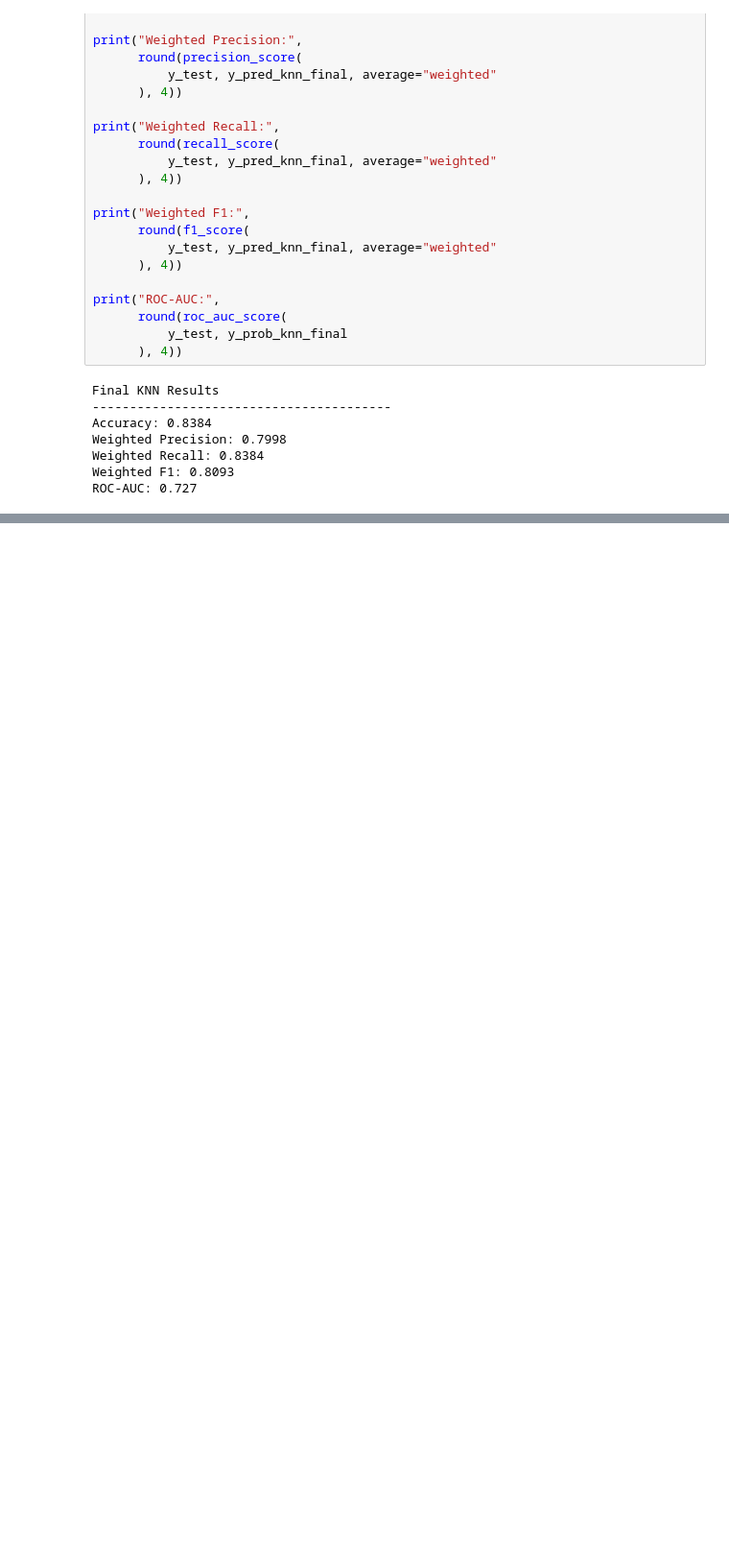
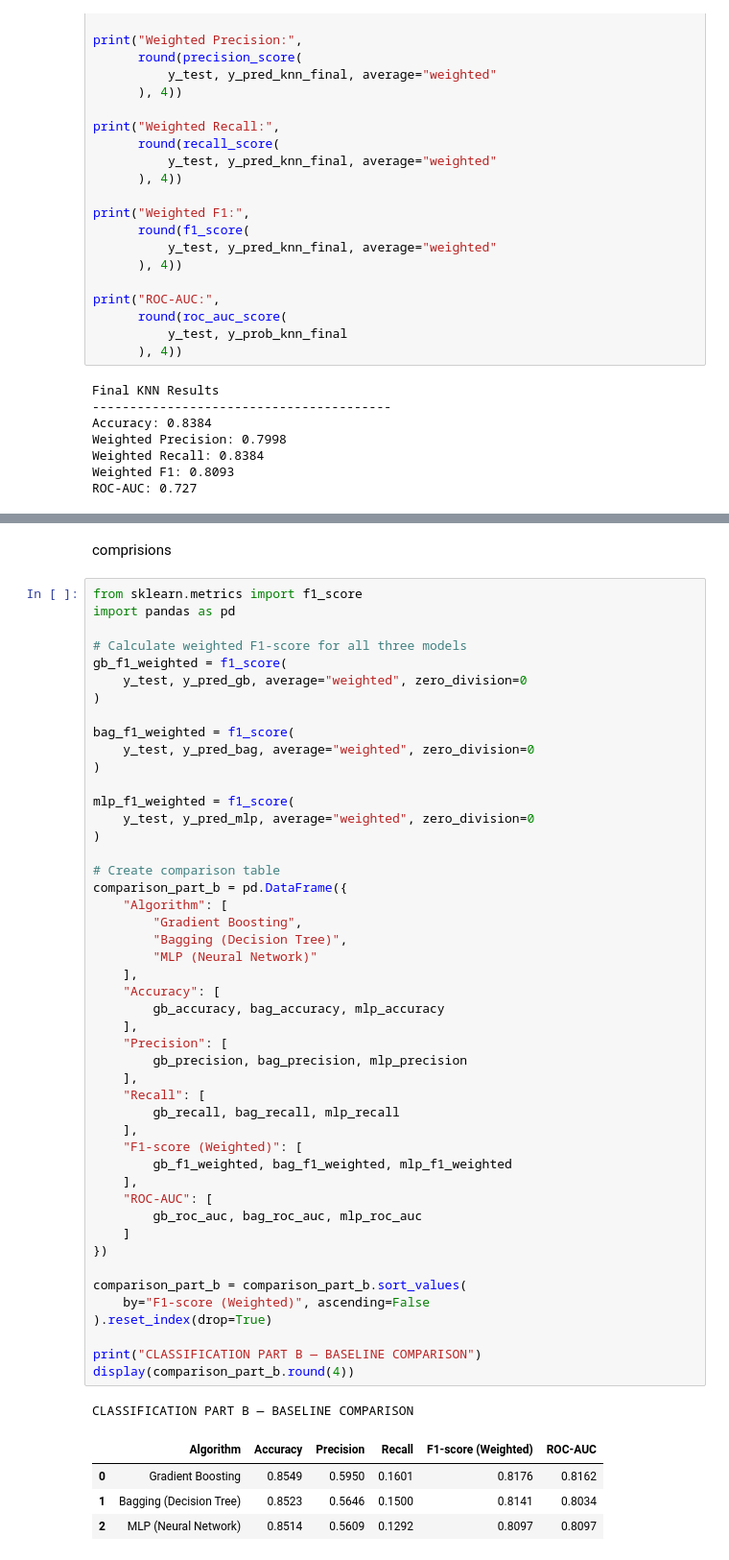
Before and after one commit to kartik815/ML-Classification-Regression-Clustering-Case-Study, a Jupyter notebook: notebooks/classification.ipynb, the cells around one changed output, grey strips where cells are left out. Shown at 96% size. Saved outputs shown, nothing was run; the diff lists cells and outputs as text; blank space fills up the shorter version.

```diff
--- a/notebooks/classification.ipynb
+++ b/notebooks/classification.ipynb
@@ -2083,0 +2579,55 @@ hi
+# %% [markdown]
+comprisions
+# %%
+from sklearn.metrics import f1_score
+import pandas as pd
+
+# Calculate weighted F1-score for all three models
+gb_f1_weighted = f1_score(
+    y_test, y_pred_gb, average="weighted", zero_division=0
+)
+
+bag_f1_weighted = f1_score(
+    y_test, y_pred_bag, average="weighted", zero_division=0
+)
+
+mlp_f1_weighted = f1_score(
+    y_test, y_pred_mlp, average="weighted", zero_division=0
+)
+
+# Create comparison table
+comparison_part_b = pd.DataFrame({
+    "Algorithm": [
+        "Gradient Boosting",
+        "Bagging (Decision Tree)",
+        "MLP (Neural Network)"
+    ],
+    "Accuracy": [
+        gb_accuracy, bag_accuracy, mlp_accuracy
+    ],
+    "Precision": [
+        gb_precision, bag_precision, mlp_precision
+    ],
+    "Recall": [
+        gb_recall, bag_recall, mlp_recall
+    ],
+    "F1-score (Weighted)": [
+        gb_f1_weighted, bag_f1_weighted, mlp_f1_weighted
+    ],
+    "ROC-AUC": [
+        gb_roc_auc, bag_roc_auc, mlp_roc_auc
+    ]
+})
+
+comparison_part_b = comparison_part_b.sort_values(
+    by="F1-score (Weighted)", ascending=False
+).reset_index(drop=True)
+
+print("CLASSIFICATION PART B — BASELINE COMPARISON")
+display(comparison_part_b.round(4))
+# %% [output]
+CLASSIFICATION PART B — BASELINE COMPARISON
+|  | Algorithm | Accuracy | Precision | Recall | F1-score (Weighted) | ROC-AUC |
+| 0 | Gradient Boosting | 0.8549 | 0.5950 | 0.1601 | 0.8176 | 0.8162 |
+| 1 | Bagging (Decision Tree) | 0.8523 | 0.5646 | 0.1500 | 0.8141 | 0.8034 |
+| 2 | MLP (Neural Network) | 0.8514 | 0.5609 | 0.1292 | 0.8097 | 0.8097 |
```
Also changed, not shown: parts of 30 cells of this notebook.
